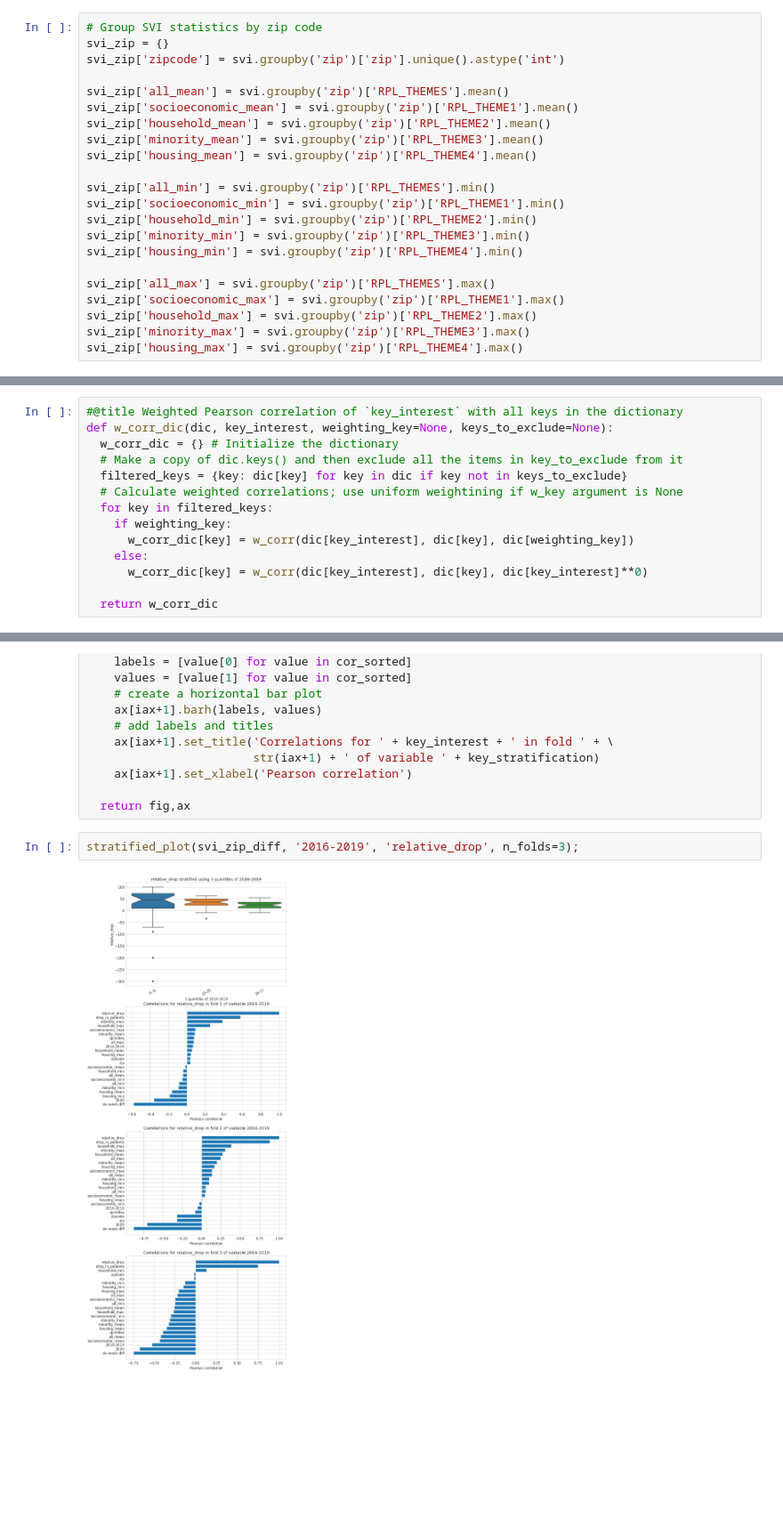
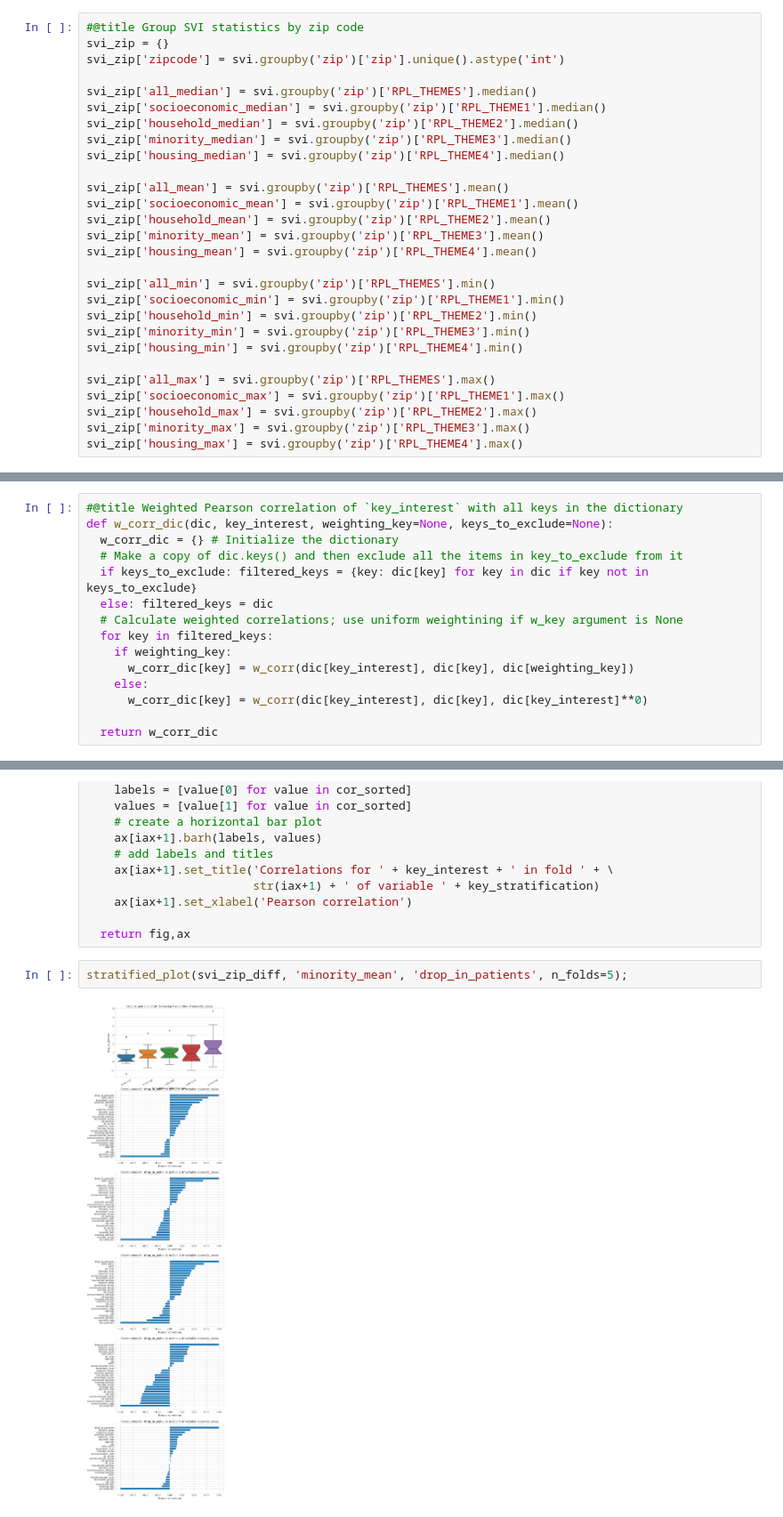
Before and after one commit to tbeucler/2023_SD_REP, a Jupyter notebook: Figures_Tables.ipynb, the cells around one changed output, grey strips where cells are left out. Shown at 89% size. Drawn from its saved outputs; the diff is of its cells as text; blank space fills up the shorter version.

```diff
--- a/Figures_Tables.ipynb
+++ b/Figures_Tables.ipynb
@@ -140,9 +140,15 @@ svi = dbf.to_dataframe() # Convert to pd dataframe
 svi['zip'] = svi['zip'].astype('int') # Convert zipcodes to integers
 svi = svi.replace(-999, np.nan) # Replace -999 values with NaN following CDC conventions
 # %%
-# Group SVI statistics by zip code
+#@title Group SVI statistics by zip code
 svi_zip = {}
 svi_zip['zipcode'] = svi.groupby('zip')['zip'].unique().astype('int')
+
+svi_zip['all_median'] = svi.groupby('zip')['RPL_THEMES'].median()
+svi_zip['socioeconomic_median'] = svi.groupby('zip')['RPL_THEME1'].median()
+svi_zip['household_median'] = svi.groupby('zip')['RPL_THEME2'].median()
+svi_zip['minority_median'] = svi.groupby('zip')['RPL_THEME3'].median()
+svi_zip['housing_median'] = svi.groupby('zip')['RPL_THEME4'].median()
 
 svi_zip['all_mean'] = svi.groupby('zip')['RPL_THEMES'].mean()
 svi_zip['socioeconomic_mean'] = svi.groupby('zip')['RPL_THEME1'].mean()
@@ -194,7 +200,8 @@ def w_corr(x, y, w):
 def w_corr_dic(dic, key_interest, weighting_key=None, keys_to_exclude=None):
   w_corr_dic = {} # Initialize the dictionary
   # Make a copy of dic.keys() and then exclude all the items in key_to_exclude from it
-  filtered_keys = {key: dic[key] for key in dic if key not in keys_to_exclude}
+  if keys_to_exclude: filtered_keys = {key: dic[key] for key in dic if key not in keys_to_exclude}
+  else: filtered_keys = dic
   # Calculate weighted correlations; use uniform weightining if w_key argument is None
   for key in filtered_keys:
     if weighting_key:
@@ -303,6 +310,6 @@ def stratified_plot(dic, key_stratification, key_interest, n_folds=5, **kwargs):
 
   return fig,ax
 # %%
-stratified_plot(svi_zip_diff, '2016-2019', 'relative_drop', n_folds=3);
+stratified_plot(svi_zip_diff, 'minority_mean', 'drop_in_patients', n_folds=5);
 # %% [output]
-[figure, old version]
+[figure, new version]
```
Also changed, not shown: parts of 9 cells of this notebook.
